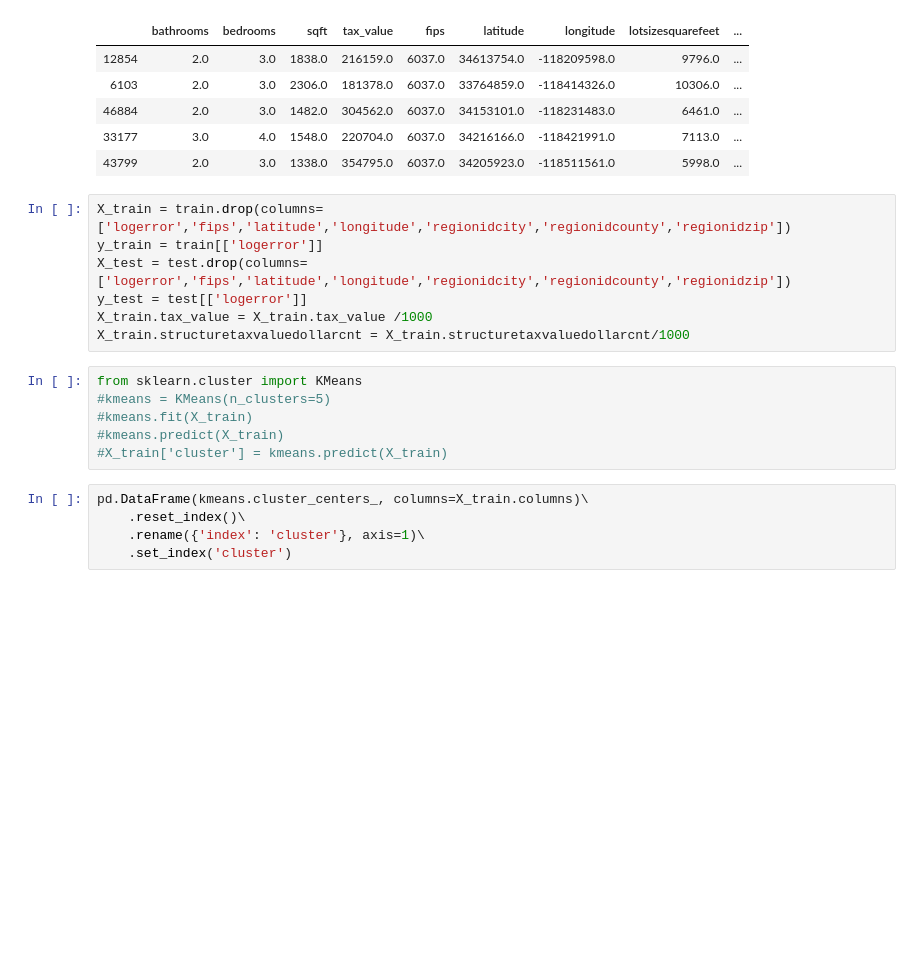
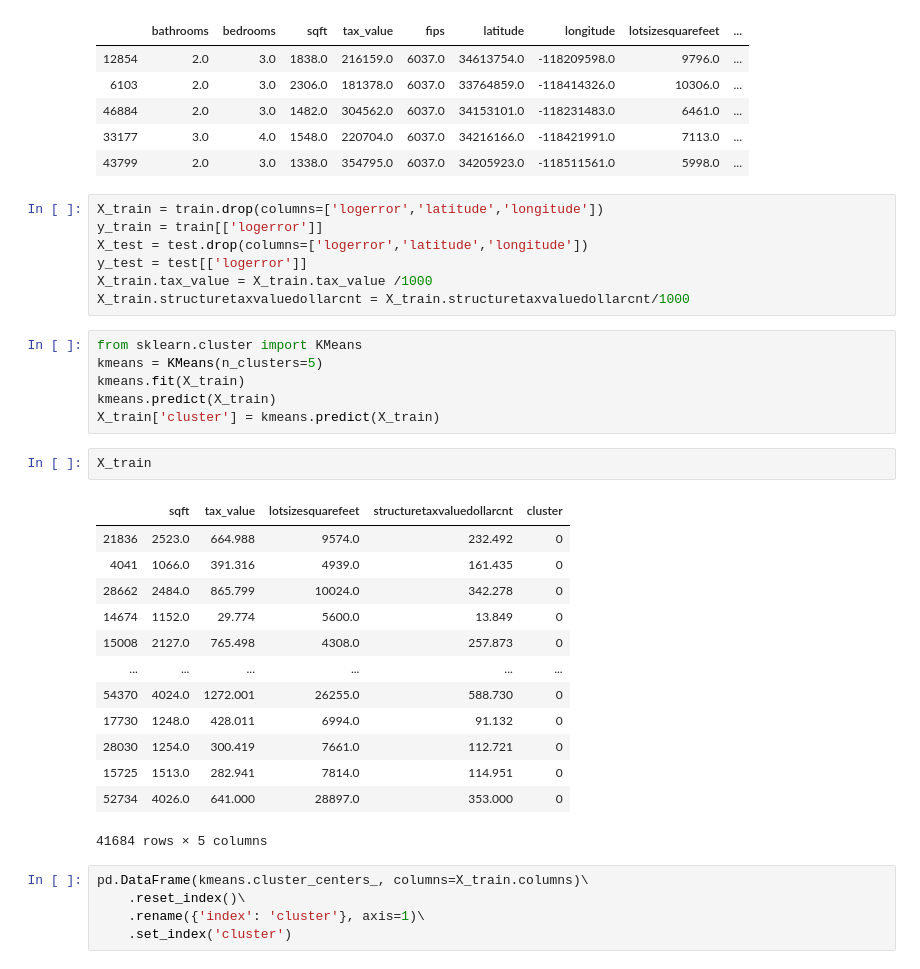
Before and after one commit to Zillow-SJ/Cluster_Zillow, a Jupyter notebook: Initial Exploration.ipynb, the cells around one changed output. Saved outputs shown, nothing was run; the diff lists cells and outputs as text; blank space fills up the shorter version.

```diff
--- a/Initial Exploration.ipynb
+++ b/Initial Exploration.ipynb
@@ -211,18 +193,34 @@ train.head()
 | 33177 | 3.0 | 4.0 | 1548.0 | 220704.0 | 6037.0 | 34216166.0 | -118421991.0 | 7113.0 | ... |
 | 43799 | 2.0 | 3.0 | 1338.0 | 354795.0 | 6037.0 | 34205923.0 | -118511561.0 | 5998.0 | ... |
 # %%
-X_train = train.drop(columns=['logerror','fips','latitude','longitude','regionidcity','regionidcounty','regionidzip'])
+X_train = train.drop(columns=['logerror','latitude','longitude'])
 y_train = train[['logerror']]
-X_test = test.drop(columns=['logerror','fips','latitude','longitude','regionidcity','regionidcounty','regionidzip'])
+X_test = test.drop(columns=['logerror','latitude','longitude'])
 y_test = test[['logerror']]
 X_train.tax_value = X_train.tax_value /1000
 X_train.structuretaxvaluedollarcnt = X_train.structuretaxvaluedollarcnt/1000
 # %%
 from sklearn.cluster import KMeans
-#kmeans = KMeans(n_clusters=5)
-#kmeans.fit(X_train)
-#kmeans.predict(X_train)
-#X_train['cluster'] = kmeans.predict(X_train)
+kmeans = KMeans(n_clusters=5)
+kmeans.fit(X_train)
+kmeans.predict(X_train)
+X_train['cluster'] = kmeans.predict(X_train)
+# %%
+X_train
+# %% [output]
+|  | sqft | tax_value | lotsizesquarefeet | structuretaxvaluedollarcnt | cluster |
+| 21836 | 2523.0 | 664.988 | 9574.0 | 232.492 | 0 |
+| 4041 | 1066.0 | 391.316 | 4939.0 | 161.435 | 0 |
+| 28662 | 2484.0 | 865.799 | 10024.0 | 342.278 | 0 |
+| 14674 | 1152.0 | 29.774 | 5600.0 | 13.849 | 0 |
+| 15008 | 2127.0 | 765.498 | 4308.0 | 257.873 | 0 |
+| ... | ... | ... | ... | ... | ... |
+| 54370 | 4024.0 | 1272.001 | 26255.0 | 588.730 | 0 |
+| 17730 | 1248.0 | 428.011 | 6994.0 | 91.132 | 0 |
+| 28030 | 1254.0 | 300.419 | 7661.0 | 112.721 | 0 |
+| 15725 | 1513.0 | 282.941 | 7814.0 | 114.951 | 0 |
+| 52734 | 4026.0 | 641.000 | 28897.0 | 353.000 | 0 |
+41684 rows × 5 columns
 # %%
 pd.DataFrame(kmeans.cluster_centers_, columns=X_train.columns)\
     .reset_index()\
```
Also changed, not shown: parts of 3 cells of this notebook, 4 other files.
